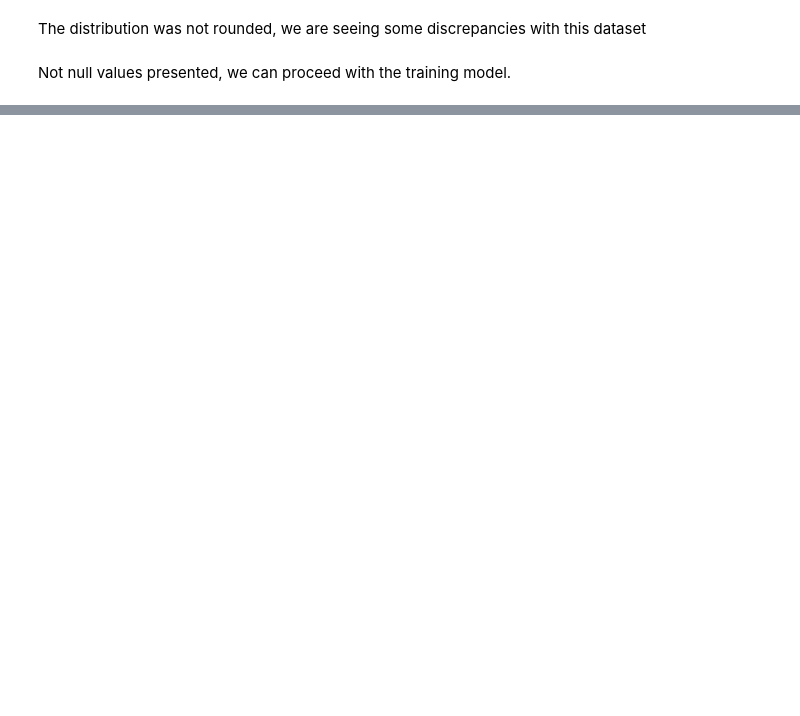
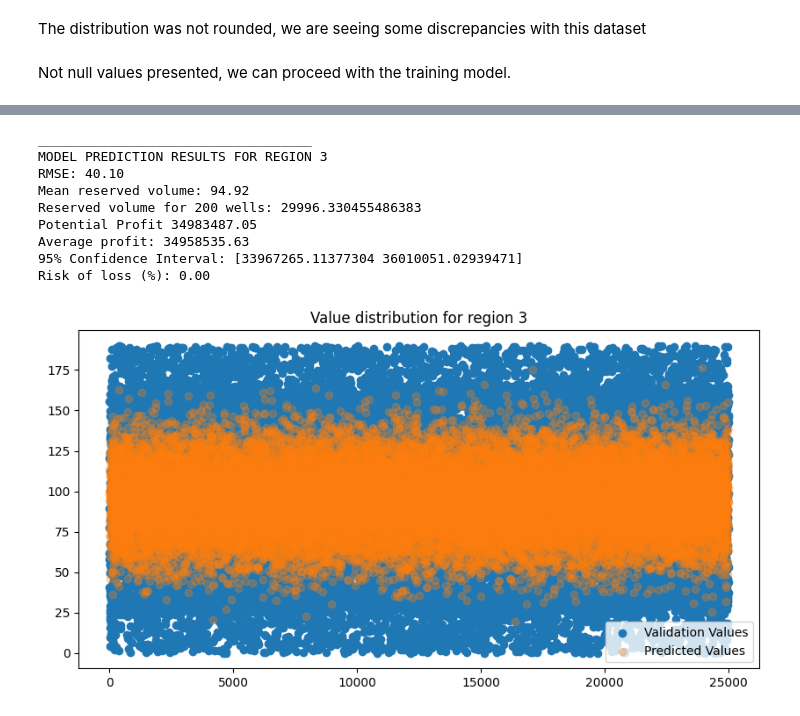
Before and after one commit to jmhrivera/project_10_Linear_Regression_Oil_Well_Profit_Prediction, a Jupyter notebook: giantoil.ipynb, the cells around one changed output, grey strips where cells are left out. Saved outputs shown, nothing was run; the diff lists cells and outputs as text; code cells hidden in the pictures; blank space fills up the shorter version.

```diff
--- a/giantoil.ipynb
+++ b/giantoil.ipynb
@@ -199,0 +168,13 @@ Expecting a potential profit of: 34983487.05
+# %%
+main(2)
+# %% [output]
+___________________________________
+MODEL PREDICTION RESULTS FOR REGION 3
+RMSE: 40.10
+Mean reserved volume: 94.92
+Reserved volume for 200 wells: 29996.330455486383
+Potential Profit 34983487.05
+Average profit: 34958535.63
+95% Confidence Interval: [33967265.11377304 36010051.02939471]
+Risk of loss (%): 0.00
+[figure, added]
```
Also changed, not shown: parts of 14 cells of this notebook.
